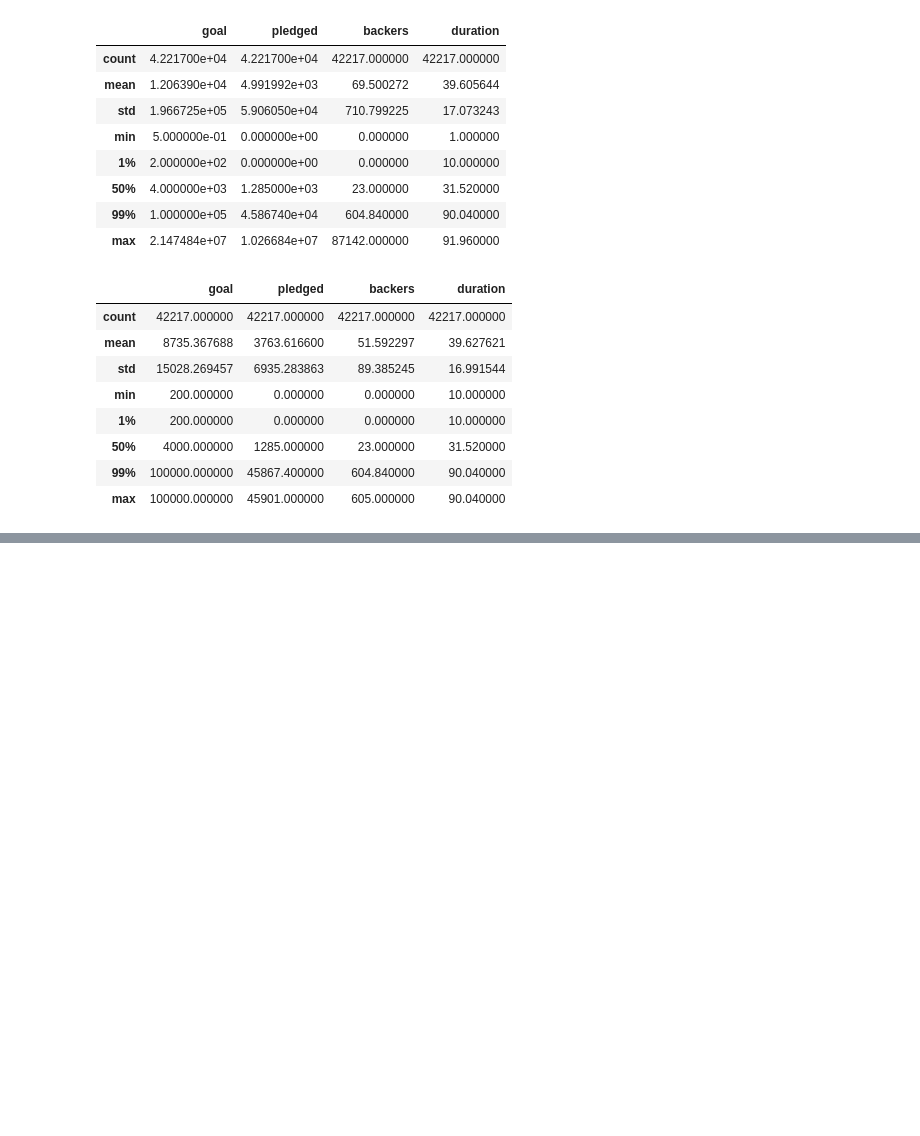
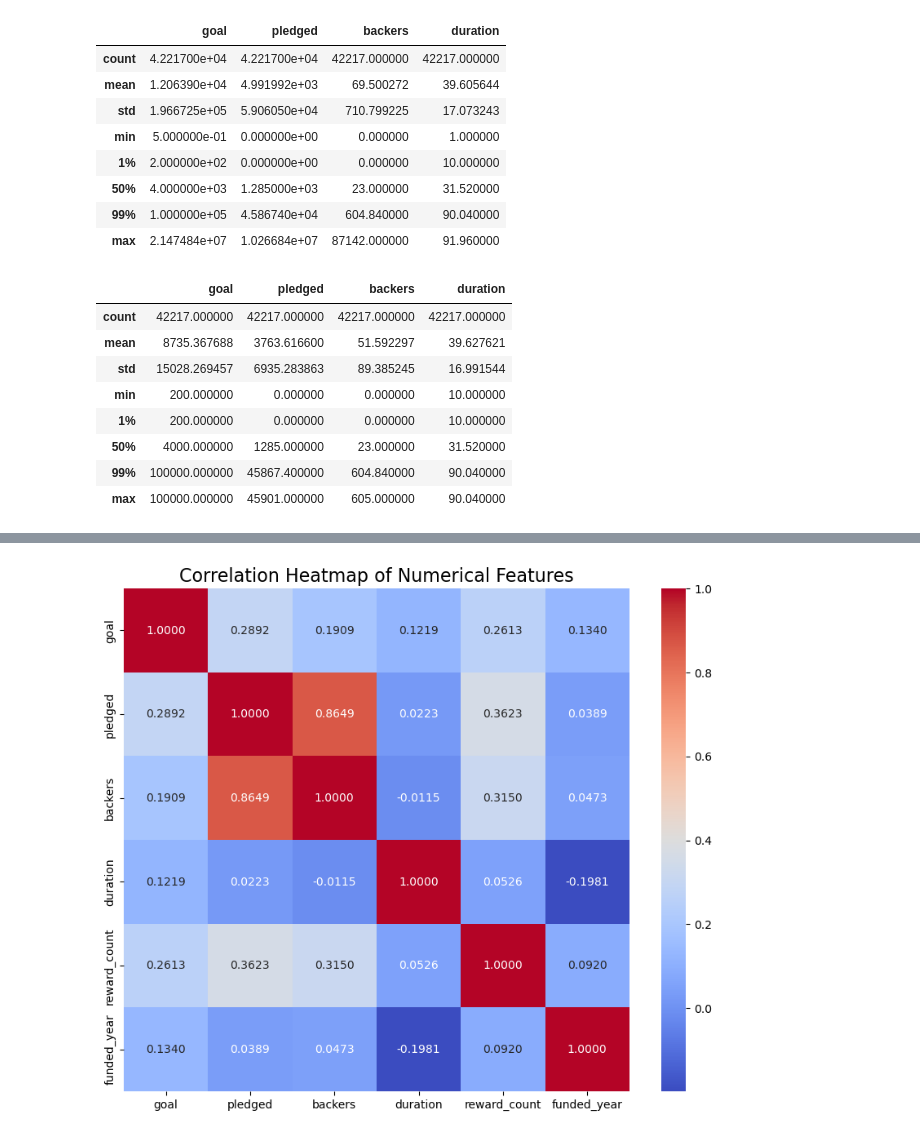
Before and after one commit to lc430/bttai-fall-ai-studio-project-repo, a Jupyter notebook: AI_Studio_Team_16.ipynb, the cells around one changed output, grey strips where cells are left out. Saved outputs shown, nothing was run; the diff lists cells and outputs as text; code cells hidden in the pictures; blank space fills up the shorter version.

```diff
--- a/AI_Studio_Team_16.ipynb
+++ b/AI_Studio_Team_16.ipynb
@@ -216,0 +244,10 @@ df[['goal', 'pledged', 'backers', 'duration']].describe(percentiles=[0.01, 0.99]
+# %%
+# Correlation Heatmap
+correlation_matrix = df[numerical_cols].corr()
+
+plt.figure(figsize=(10, 8))
+sns.heatmap(correlation_matrix, cmap='coolwarm', annot=True, fmt='.4f')
+plt.title('Correlation Heatmap of Numerical Features', fontsize=16)
+plt.show()
+# %% [output]
+[figure, added]
```
Also changed, not shown: parts of 15 cells of this notebook.
